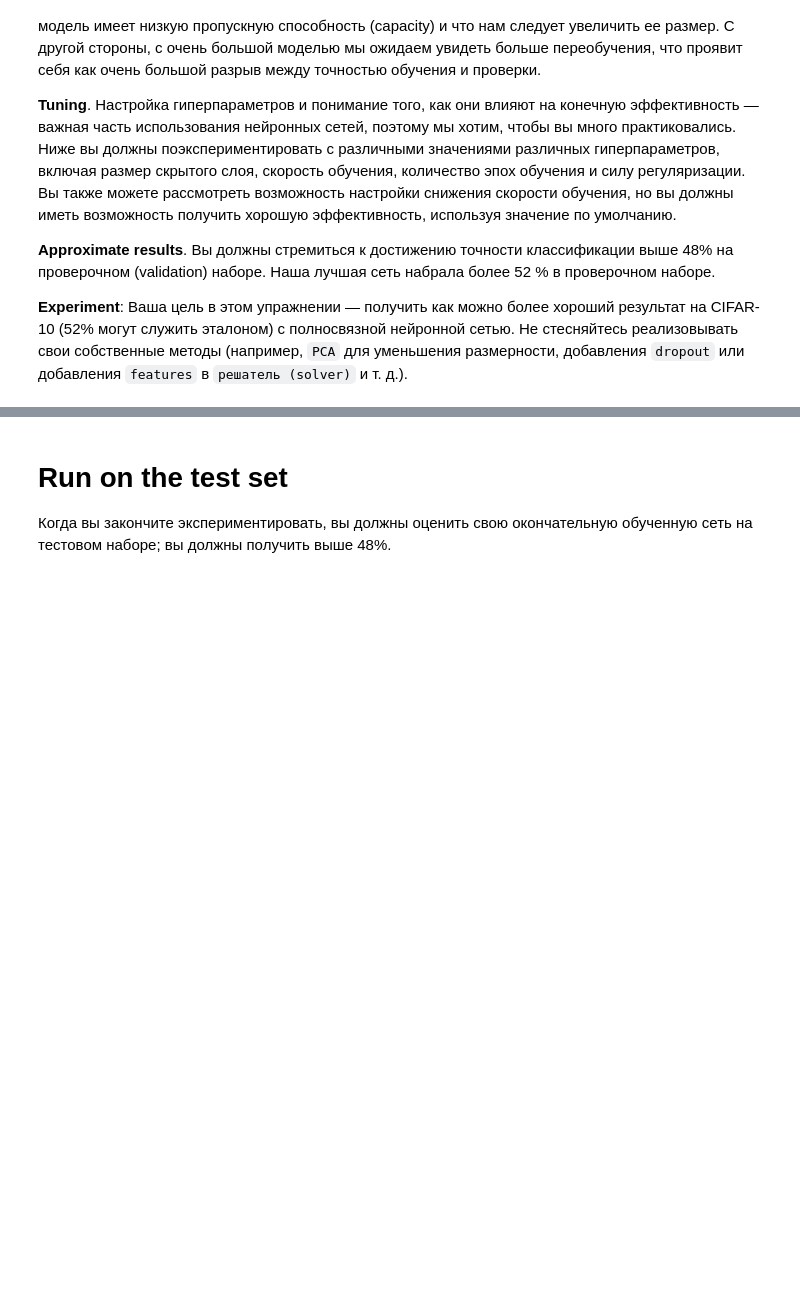
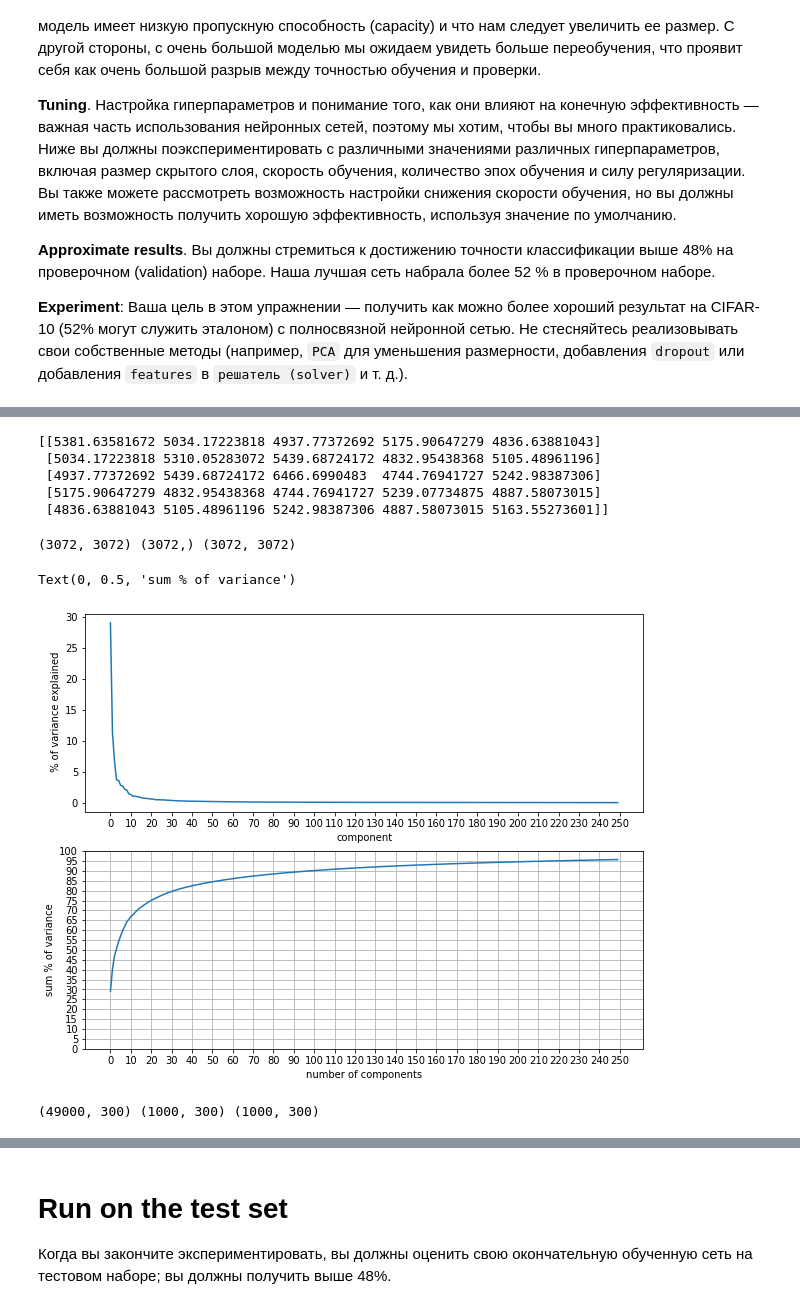
Before and after one commit to exp20/cs231n, a Jupyter notebook: assignment1/two_layer_net.ipynb, the cells around one changed output, grey strips where cells are left out. Drawn from its saved outputs; the diff is of its cells as text; code cells hidden in the pictures; blank space fills up the shorter version.

```diff
--- a/assignment1/two_layer_net.ipynb
+++ b/assignment1/two_layer_net.ipynb
@@ -449,0 +455,45 @@ show_net_weights(best_net)
+# %%
+X_train_cov = np.dot(X_train.T,X_train)/(len(X_train)-1) # Вычисляем ковариационную матрицу. X_train уже центрирован.
+print(X_train_cov[0:5,0:5])
+# %% [output]
+[[5381.63581672 5034.17223818 4937.77372692 5175.90647279 4836.63881043]
+ [5034.17223818 5310.05283072 5439.68724172 4832.95438368 5105.48961196]
+ [4937.77372692 5439.68724172 6466.6990483  4744.76941727 5242.98387306]
+ [5175.90647279 4832.95438368 4744.76941727 5239.07734875 4887.58073015]
+ [4836.63881043 5105.48961196 5242.98387306 4887.58073015 5163.55273601]]
+# %%
+## SVD разложение
+U, S, V = np.linalg.svd(X_train_cov) # U - собственные вектора, S - собственные числа
+# %%
+print(U.shape, S.shape, V.shape)
+
+variance_explained_percent = S/np.sum(S)*100
+cumulative_variance_explained = np.cumsum(variance_explained_percent)
+number_of_components = 250
+
+fig, axes= plt.subplots(2,1)
+axes[0].plot(np.arange(0,number_of_components), variance_explained_percent[0:number_of_components])
+axes[0].set_xticks(np.arange(0,number_of_components+10,10))
+axes[0].set_xlabel("component")
+axes[0].set_ylabel(" % of variance explained")
+
+axes[1].plot(np.arange(0,number_of_components), cumulative_variance_explained[0:number_of_components])
+'''plt.xticks(range(0,100,5))'''
+axes[1].set_ylim(0,100)
+axes[1].grid(True)
+axes[1].set_yticks(range(0,105,5))
+axes[1].set_xticks(np.arange(0,number_of_components+10,10))
+axes[1].set_xlabel("number of components")
+axes[1].set_ylabel("sum % of variance")
+# %% [output]
+(3072, 3072) (3072,) (3072, 3072)
+Text(0, 0.5, 'sum % of variance')
+[figure, added]
+# %%
+# Проецирование данных на 300 компонент
+X_train_pca = X_train.dot(U[::,0:300])
+X_val_pca = X_val.dot(U[::,0:300])
+X_test_pca = X_test.dot(U[::,0:300])
+print(X_train_pca.shape,X_val_pca.shape,X_test_pca.shape)
+# %% [output]
+(49000, 300) (1000, 300) (1000, 300)
```
Also changed, not shown: parts of 27 cells of this notebook, 2 other files.
